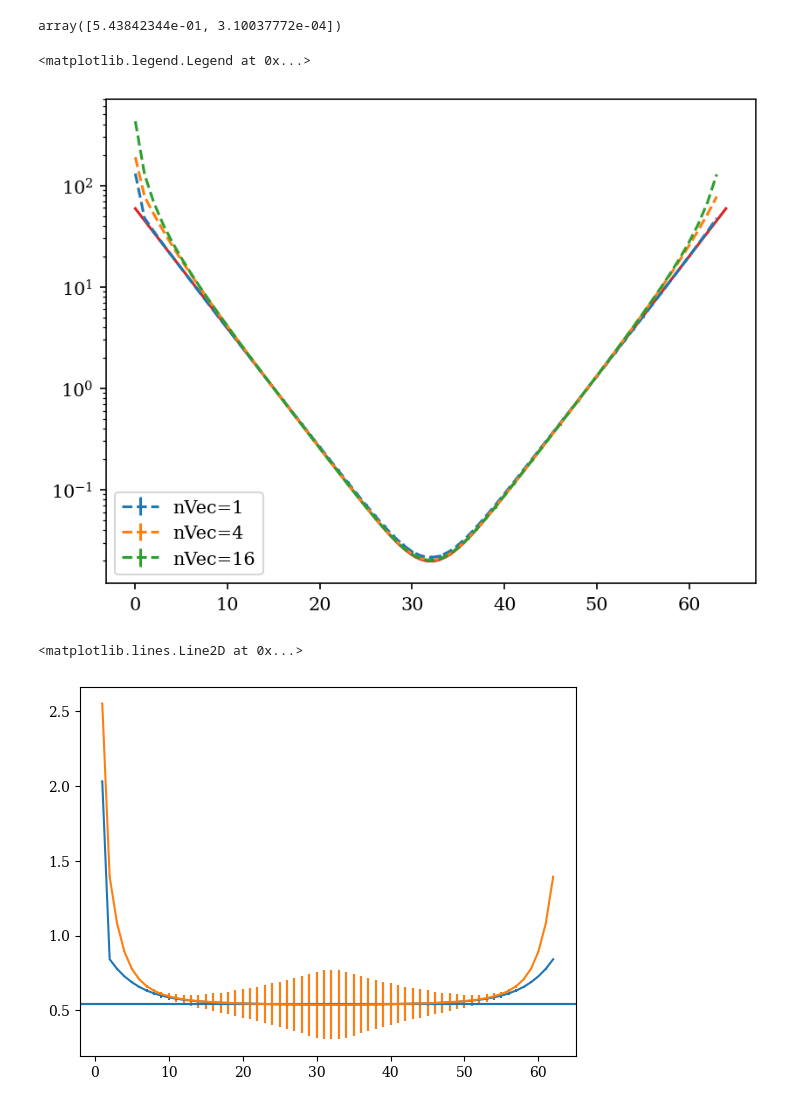
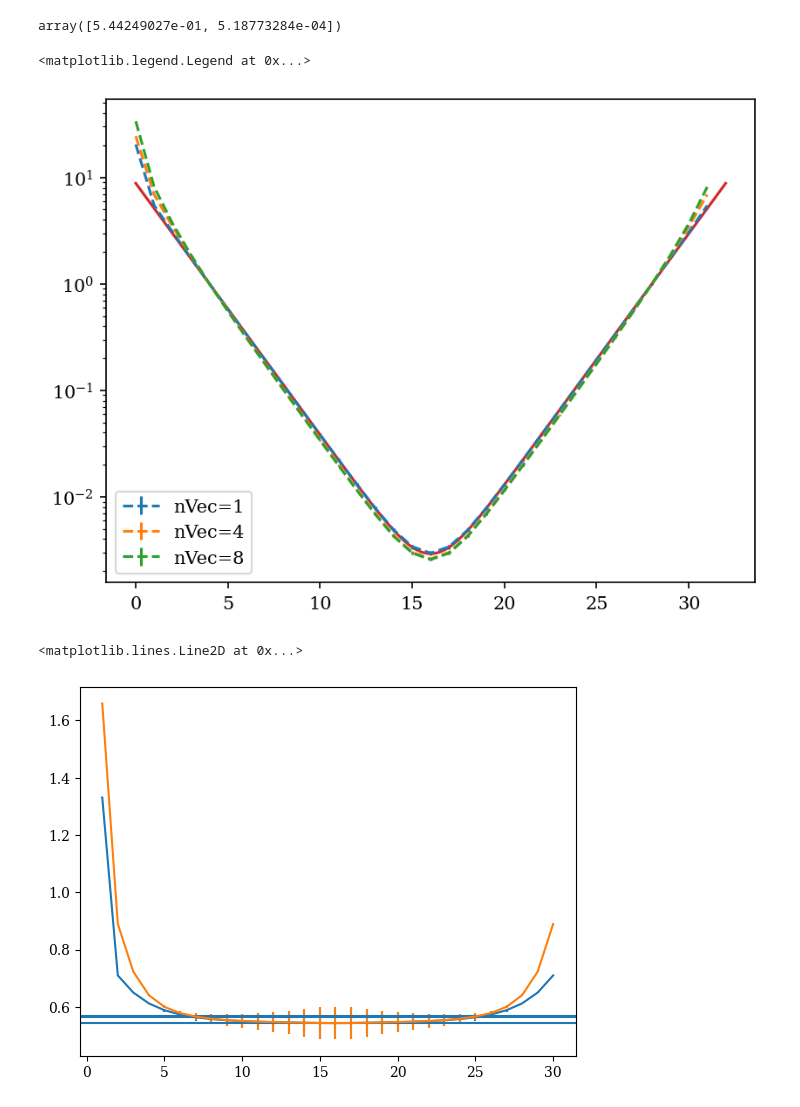
Before and after one commit to wurdahl/schwingerModel, a Jupyter notebook: distillation.ipynb, the cells around one changed output. Saved outputs shown, nothing was run; the diff lists cells and outputs as text; code cells hidden in the pictures.

```diff
--- a/distillation.ipynb
+++ b/distillation.ipynb
@@ -17,46 +17,47 @@ def coshCorrel(nt, Energy, pivot,dimt):
     denom = np.exp(-pivot*Energy)+np.exp((pivot-dimt)*Energy)
     return num/denom
 # %%
-with open('configs/50kSteps_a_0.5.pkl', 'rb') as f:
+with open('configs/50kSteps.pkl', 'rb') as f:
     a1 = pickle.load(f)
 # %%
 bIn = 1000
 skp = 50
 correl1 = sim.distillation.correlStats(a1, burnIn=bIn,autocorrSkip=skp,nVec=1)
 correl4 = sim.distillation.correlStats(a1, burnIn=bIn,autocorrSkip=skp,nVec=4)
-correl16 = sim.distillation.correlStats(a1, burnIn=bIn,autocorrSkip=skp,nVec=16)
+correl8 = sim.distillation.correlStats(a1, burnIn=bIn,autocorrSkip=skp,nVec=8)
 # %%
-piv = 15
-fitMass1 = sim.distillation.correlMassExtract(correl1,fitT=[piv,50],diagCov=True)/a1.a
-fitMass4 = sim.distillation.correlMassExtract(correl4,fitT=[piv,50],diagCov=True)/a1.a
-fitMass16 = sim.distillation.correlMassExtract(correl16,fitT=[piv,50],diagCov=True)/a1.a
+piv = 4
+fitMass1 = sim.distillation.correlMassExtract(correl1,fitT=[piv,28],diagCov=True)
+fitMass4 = sim.distillation.correlMassExtract(correl4,fitT=[piv,28],diagCov=True)
+fitMass8 = sim.distillation.correlMassExtract(correl8,fitT=[piv,28],diagCov=True)
 # %%
-fitMass4
+fitMass1
 # %% [output]
-array([5.43842344e-01, 3.10037772e-04])
+array([5.44249027e-01, 5.18773284e-04])
 # %%
 plt.figure(dpi=150)
 plt.errorbar(x=np.arange(a1.dimt),y=correl1[0]/correl1[0][piv],yerr=correl1[1]/correl1[0][piv],label="nVec=1",ls="--")
 plt.errorbar(x=np.arange(a1.dimt),y=correl4[0]/correl4[0][piv],yerr=correl4[1]/correl4[0][piv],label="nVec=4",ls="--")
-plt.errorbar(x=np.arange(a1.dimt),y=correl16[0]/correl16[0][piv],yerr=correl16[1]/correl16[0][piv],label="nVec=16",ls="--")
+plt.errorbar(x=np.arange(a1.dimt),y=correl8[0]/correl8[0][piv],yerr=correl8[1]/correl8[0][piv],label="nVec=8",ls="--")
 
 nts = np.linspace(0,a1.dimt,100)
-plt.plot(nts,coshCorrel(nts,fitMass4[0]*a1.a,piv,a1.dimt))
+plt.plot(nts,coshCorrel(nts,fitMass1[0]*a1.a,piv,a1.dimt))
 
 plt.semilogy()
 plt.legend()
 # %% [output]
 <matplotlib.legend.Legend at 0x...>
-[figure, old version]
+[figure, new version]
 # %%
 effMass4 = sim.analysis.effectiveMassProp(correl4,coshExpr=True)
 effMass16 = sim.analysis.effectiveMassProp(correl16,coshExpr=True)
 
 plt.errorbar(x=np.arange(1,a1.dimt-1),y=effMass4[0]/a1.a,yerr=effMass4[1]/a1.a)
 plt.errorbar(x=np.arange(1,a1.dimt-1),y=effMass16[0]/a1.a,yerr=effMass16[1]/a1.a)
 
+plt.axhline(fitMass1[0])
 plt.axhline(fitMass4[0])
-plt.axhline(fitMass16[0])
+plt.axhline(fitMass8[0])
 # %% [output]
 <matplotlib.lines.Line2D at 0x...>
-[figure, old version]
+[figure, new version]
```
Also changed, not shown: 8 other files.
